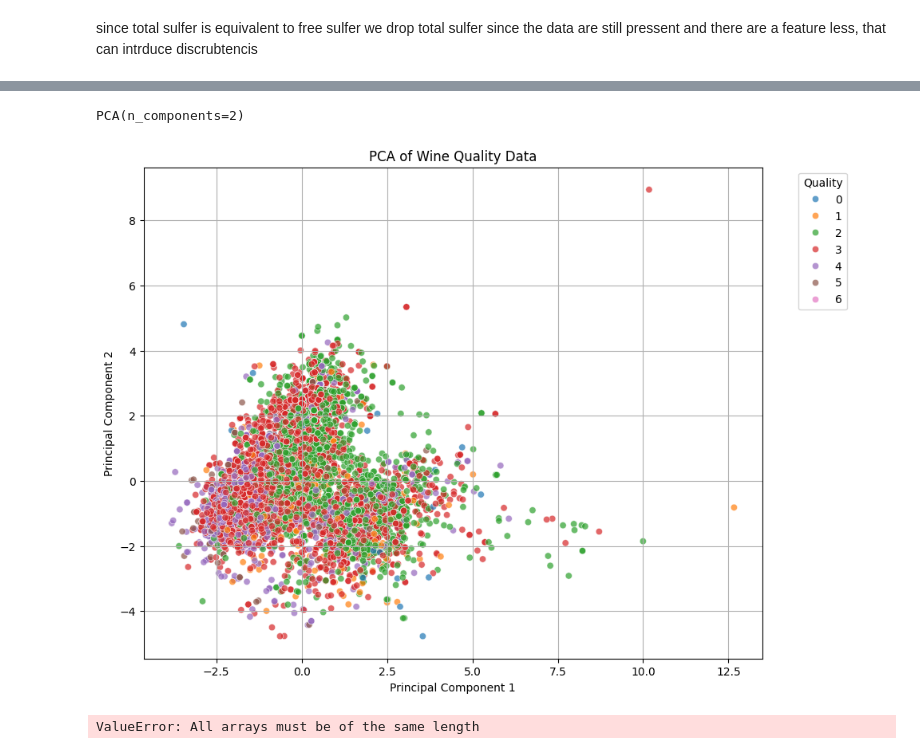
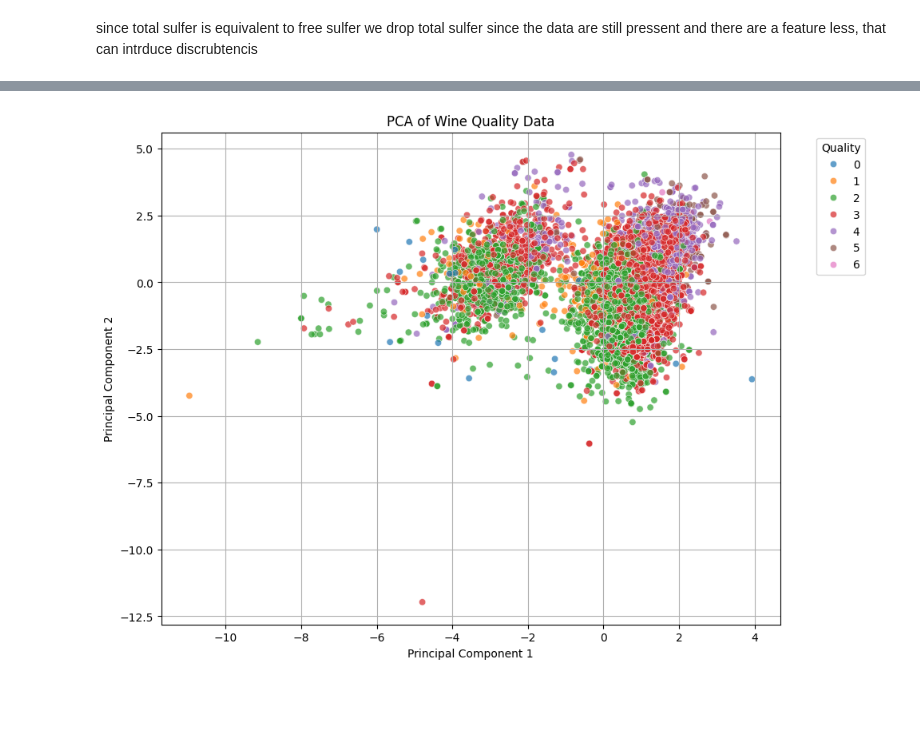
Before and after one commit to NicolaiHjorth/mal1, a Jupyter notebook: Wine_quality_prediction.ipynb, the cells around one changed output, grey strips where cells are left out. Drawn from its saved outputs; the diff is of its cells as text; code cells hidden in the pictures; blank space fills up the shorter version.

```diff
--- a/Wine_quality_prediction.ipynb
+++ b/Wine_quality_prediction.ipynb
@@ -114,0 +96,11 @@ dtype: int64
+# %%
+from sklearn.impute import SimpleImputer
+
+# Create an imputer object with a mean filling strategy
+imputer = SimpleImputer(strategy='mean')
+
+# Apply the imputer to the dataframe
+df = pd.DataFrame(imputer.fit_transform(df), columns=df.columns)
+
+# Check if there are any remaining NaN values
+print(df.isnull().sum())
@@ -124,14 +131,3 @@ plt.ylabel('alcohol')
 plt.show()
 # %% [output]
 [figure]
-# %%
-for col in df.columns:
-    if df[col].dtype == 'object':
-        try:
-            df[col] = pd.to_numeric(df[col], errors='coerce')
-        except:
-            pass
-
-plt.figure(figsize=(12, 12))
-sb.heatmap(df.corr(), annot=True, cbar=False)
-plt.show()
@@ -146 +149,3 @@ df.replace({'white': 1, 'red': 0}, inplace=True)
+# %%
+features_pca = df.copy()
 # %%
@@ -325,56 +280,39 @@ weighted avg       0.56      0.58      0.56      1300
 # %%
 from sklearn.decomposition import PCA
-# Prepare the features and target
-features = df.fillna(df.mean())
-features = df.drop(['quality'], axis=1)
+from sklearn.impute import SimpleImputer
+from sklearn.preprocessing import StandardScaler
+
 df['quality'] = df['quality'].astype('category').cat.codes
 target = df['quality']
 
-# Impute missing values after splitting
-imputer = SimpleImputer(strategy='mean')
-features_imp = imputer.fit_transform(features)
 
 # Standardize the features
 scaler = StandardScaler()
-X_scaled = scaler.fit_transform(features_imp)
+X_scaled = scaler.fit_transform(features_pca)
 
 # Perform PCA
-pca = PCA(n_components=2)  # Adjust the number of components as needed
-pca.fit(X_scaled)
+pca = PCA(n_components=2)
+pca_df = pca.fit_transform(X_scaled)
-# %% [output]
-PCA(n_components=2)
 # %%
-# Apply PCA
-pca = PCA(n_components=2)
-pca_df = pca.fit_transform(X_scaled)
+import matplotlib.pyplot as plt
+import seaborn as sb
+import pandas as pd
 
 # Create a DataFrame with the PCA components
 pca_df = pd.DataFrame(data=pca_df, columns=['Principal Component 1', 'Principal Component 2'])
 
 # Add PCA components to the original DataFrame
 df['PCA_1'] = pca_df['Principal Component 1']
 df['PCA_2'] = pca_df['Principal Component 2']
 
 # Plot the PCA components
 plt.figure(figsize=(10, 8))
 sb.scatterplot(x='PCA_1', y='PCA_2', hue=target, data=df, palette='tab10', alpha=0.7)
 plt.title('PCA of Wine Quality Data')
 plt.xlabel('Principal Component 1')
 plt.ylabel('Principal Component 2')
 plt.legend(title='Quality', bbox_to_anchor=(1.05, 1), loc='upper left')
 plt.grid(True)
 plt.show()
 # %% [output]
-[figure, old version]
+[figure, new version]
-# %%
-PCA1_abs = [abs(number) for number in pca.components_[0]]
-
-PCA1 = pd.DataFrame({
-    'feature_names': features.columns,
-    'PCA': pca.components_[0],
-    'PCA_abs': PCA1_abs,
-})
-
-sorted_df1 = PCA1.sort_values(by='PCA_abs', ascending=False)
-# %% [output]
-ValueError: All arrays must be of the same length
```
Also changed, not shown: parts of 25 cells of this notebook.
